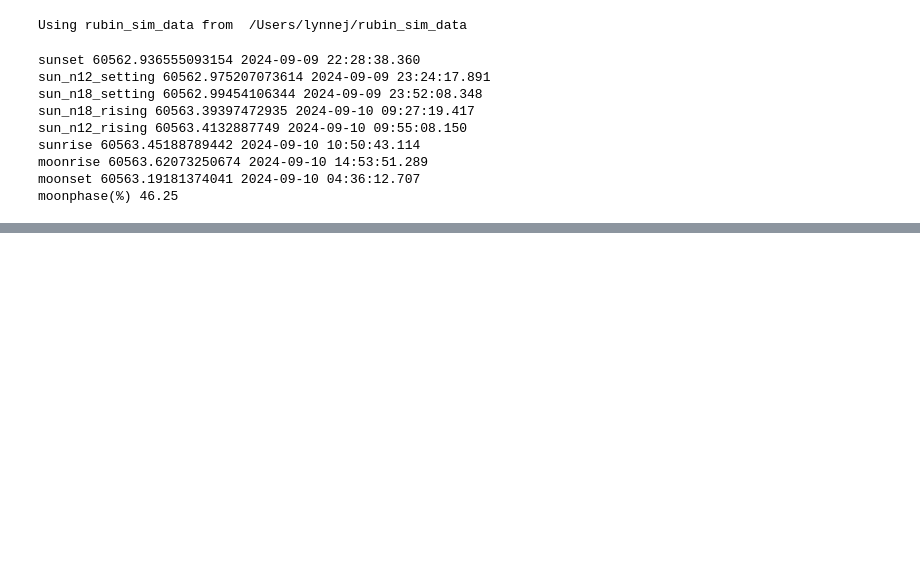
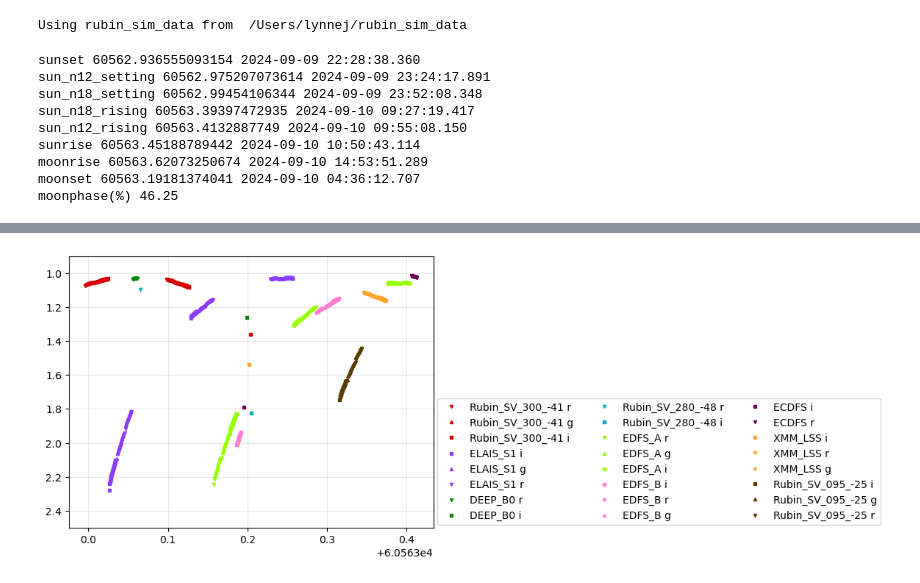
Before and after one commit to rhiannonlynne/ops_rehearsal_commissioning_2024, a Jupyter notebook: ComCam_Sims.ipynb, the cells around one changed output, grey strips where cells are left out. Saved outputs shown, nothing was run; the diff lists cells and outputs as text; code cells hidden in the pictures; blank space fills up the shorter version.

```diff
--- a/ComCam_Sims.ipynb
+++ b/ComCam_Sims.ipynb
@@ -579,8 +192,6 @@ EDFS_B nan
 # %%
-from rubin_scheduler.scheduler.schedulers import CoreScheduler
-
 def prioritize_fields(priority_field_list=None, other_field_list=None):
-    field_dict = get_fields()
+    field_dict = get_sv_fields()
     tier1 = []
     if priority_field_list is not None:
         for f in priority_field_list:
@@ -599,7 +210,7 @@ def prioritize_fields(priority_field_list=None, other_field_list=None):
     return [tier1, tier2]
 
 
-tiers = prioritize_fields(['Rubin_SV_280_-48'], None)
+tiers = prioritize_fields() #prioritize_fields(['Rubin_SV_280_-48'], None)
 
 print(tiers)
 # %% [output]
@@ -607,11 +217,0 @@ print(tiers)
-# %%
-surveys = []
-starting_tier = 0
-for i, t in enumerate(tiers):
-    j = i + starting_tier
-    surveys
-    for kk, fieldname in enumerate(t):
-        bfs = get_basis_functions_field_survey()
-        detailer = CameraSmallRotPerObservationListDetailer(per_visit_rot=0.5)
-        surveys[j][kk] = get_field_survey(field_dict[fieldname]['RA'], field_dict[fieldname]['Dec'], fieldname, bfs, [detailer])
-surveys
@@ -645,10 +483,18 @@ from rubin_scheduler.scheduler import sim_runner
 # %%
-# Note the deep copy used here. The function sim_runner modifies the observatory
+"""
+# The function sim_runner modifies the observatory
 # Change the date of what is RUNNING (what night) by changing time in the observatory
 # Leave the start of the observatory running at survey_start
-new_mo, new_scheduler, observations = sim_runner(copy.deepcopy(observatory), copy.deepcopy(scheduler),
-                                                 filter_scheduler=ComCamFilterSched(),
+dayobs = '2024-09-09'
+survey_start = Time(f'{dayobs}T12:00:00', format='isot', scale='utc')
+mjd_now = survey_start.mjd
+
+# Set up again to be sure all is 'clean'
+scheduler, filter_scheduler = get_comcam_schedulers()
+observatory = get_model_observatory(dayobs)
+
+observatory, scheduler, observations = sim_runner(observatory, scheduler,
+                                                 filter_scheduler=filter_scheduler,
                                                  mjd_start=survey_start.mjd,
                                                  survey_length=1, verbose=False)
-del new_mo
-del new_scheduler
+"""
@@ -697,26 +550,28 @@ visits.groupby('target')['observationStartMJD'].count()
 # %%
 plt.figure()
 filtershapes = {'u': 'o', 'g': '^', 'r': 'v', 'i': 's', 'z': '*', 'y': 'p'}
 filtercolors = {'u': '#005BDB',
                 'g': '#3DA952',
                 'r': '#c61c00',
                 'i': '#997500',
                 'z': '#CE0D77',
                 'y': '#5d0000'}
 fieldcolors = {}
 for i, t in enumerate(visits.target.unique()):
     fieldcolors[t] = cc.glasbey[i]
 
-nvisits = visits.query('night ==2')
+nvisits = visits.query('night ==1')
 for t in nvisits.target.unique():
     vv = nvisits.query('target == @t')
-    for f in 'ugrizy':
+    for f in vv['filter'].unique():
         vvf = vv.query('filter == @f')
         label = f'{t} {f}'
         plt.plot(vvf.observationStartMJD, vvf.airmass, linestyle='',
                  marker=filtershapes[f], markersize=3, color=fieldcolors[t], label=label)
 plt.legend(loc=(1.01,0.01), ncols=3)
 plt.ylim(2.5, 0.9)
 plt.grid(alpha=0.3)
+# %% [output]
+[figure, added]
 # %%
 visits['filter'].unique()
```
Also changed, not shown: parts of 29 cells of this notebook.
